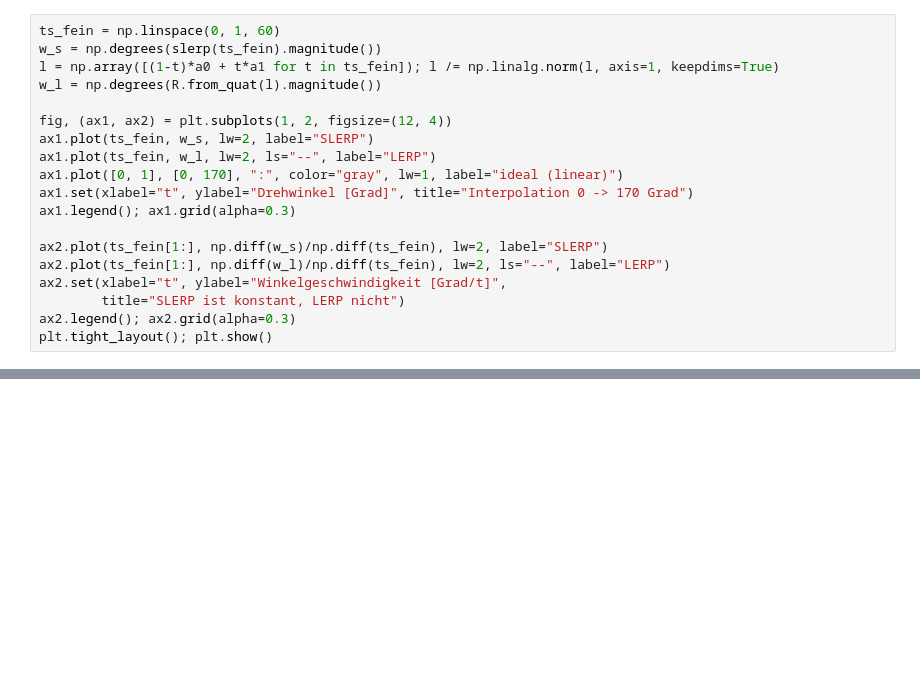
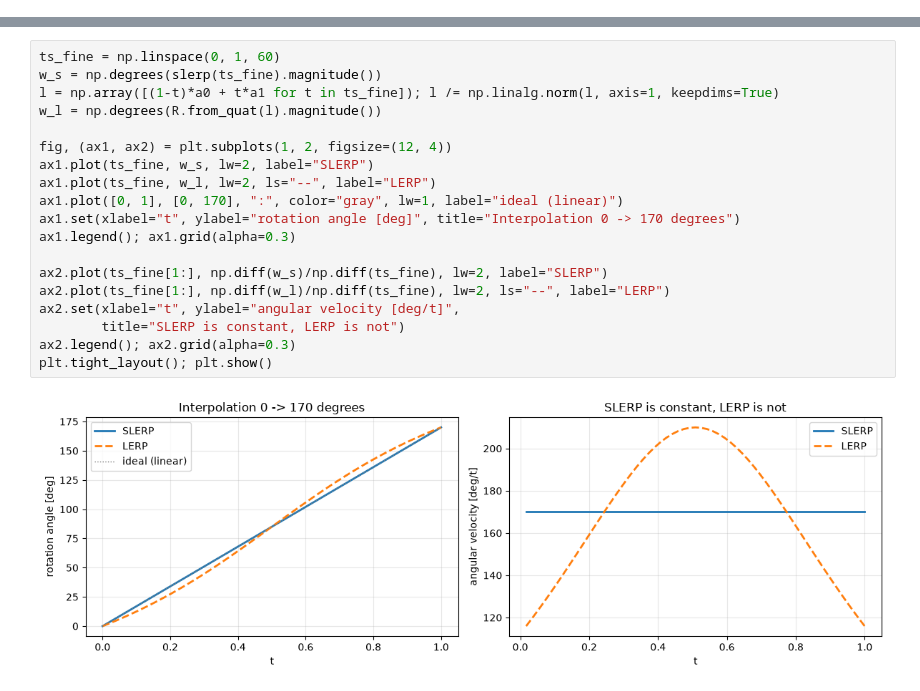
Before and after one commit to TimonLudwig1/Practice-Lab, a Jupyter notebook: xtAI_Learn-Repository/modules/17-core-xr/projects/01-basic/solution/head_tracking_solution.ipynb, the cells around one changed output, grey strips where cells are left out. Cells and saved outputs as stored; diff of their text form; blank space fills up the shorter version.

```diff
--- a/xtAI_Learn-Repository/modules/17-core-xr/projects/01-basic/solution/head_tracking_solution.ipynb
+++ b/xtAI_Learn-Repository/modules/17-core-xr/projects/01-basic/solution/head_tracking_solution.ipynb
@@ -264,19 +0,0 @@ Schrittgroessen  SLERP: Streuung 0.000  <- exakt konstant
-# %%
-ts_fein = np.linspace(0, 1, 60)
-w_s = np.degrees(slerp(ts_fein).magnitude())
-l = np.array([(1-t)*a0 + t*a1 for t in ts_fein]); l /= np.linalg.norm(l, axis=1, keepdims=True)
-w_l = np.degrees(R.from_quat(l).magnitude())
-
-fig, (ax1, ax2) = plt.subplots(1, 2, figsize=(12, 4))
-ax1.plot(ts_fein, w_s, lw=2, label="SLERP")
-ax1.plot(ts_fein, w_l, lw=2, ls="--", label="LERP")
-ax1.plot([0, 1], [0, 170], ":", color="gray", lw=1, label="ideal (linear)")
-ax1.set(xlabel="t", ylabel="Drehwinkel [Grad]", title="Interpolation 0 -> 170 Grad")
-ax1.legend(); ax1.grid(alpha=0.3)
-
-ax2.plot(ts_fein[1:], np.diff(w_s)/np.diff(ts_fein), lw=2, label="SLERP")
-ax2.plot(ts_fein[1:], np.diff(w_l)/np.diff(ts_fein), lw=2, ls="--", label="LERP")
-ax2.set(xlabel="t", ylabel="Winkelgeschwindigkeit [Grad/t]",
-        title="SLERP ist konstant, LERP nicht")
-ax2.legend(); ax2.grid(alpha=0.3)
-plt.tight_layout(); plt.show()
@@ -413,0 +263,21 @@ die Welt schraeg stehen hat. Der rechte ist der Grund, warum es trotzdem funktio
+# %%
+ts_fine = np.linspace(0, 1, 60)
+w_s = np.degrees(slerp(ts_fine).magnitude())
+l = np.array([(1-t)*a0 + t*a1 for t in ts_fine]); l /= np.linalg.norm(l, axis=1, keepdims=True)
+w_l = np.degrees(R.from_quat(l).magnitude())
+
+fig, (ax1, ax2) = plt.subplots(1, 2, figsize=(12, 4))
+ax1.plot(ts_fine, w_s, lw=2, label="SLERP")
+ax1.plot(ts_fine, w_l, lw=2, ls="--", label="LERP")
+ax1.plot([0, 1], [0, 170], ":", color="gray", lw=1, label="ideal (linear)")
+ax1.set(xlabel="t", ylabel="rotation angle [deg]", title="Interpolation 0 -> 170 degrees")
+ax1.legend(); ax1.grid(alpha=0.3)
+
+ax2.plot(ts_fine[1:], np.diff(w_s)/np.diff(ts_fine), lw=2, label="SLERP")
+ax2.plot(ts_fine[1:], np.diff(w_l)/np.diff(ts_fine), lw=2, ls="--", label="LERP")
+ax2.set(xlabel="t", ylabel="angular velocity [deg/t]",
+        title="SLERP is constant, LERP is not")
+ax2.legend(); ax2.grid(alpha=0.3)
+plt.tight_layout(); plt.show()
+# %% [output]
+[figure, added]
```
Also changed, not shown: parts of 37 cells of this notebook, 2 other files.
